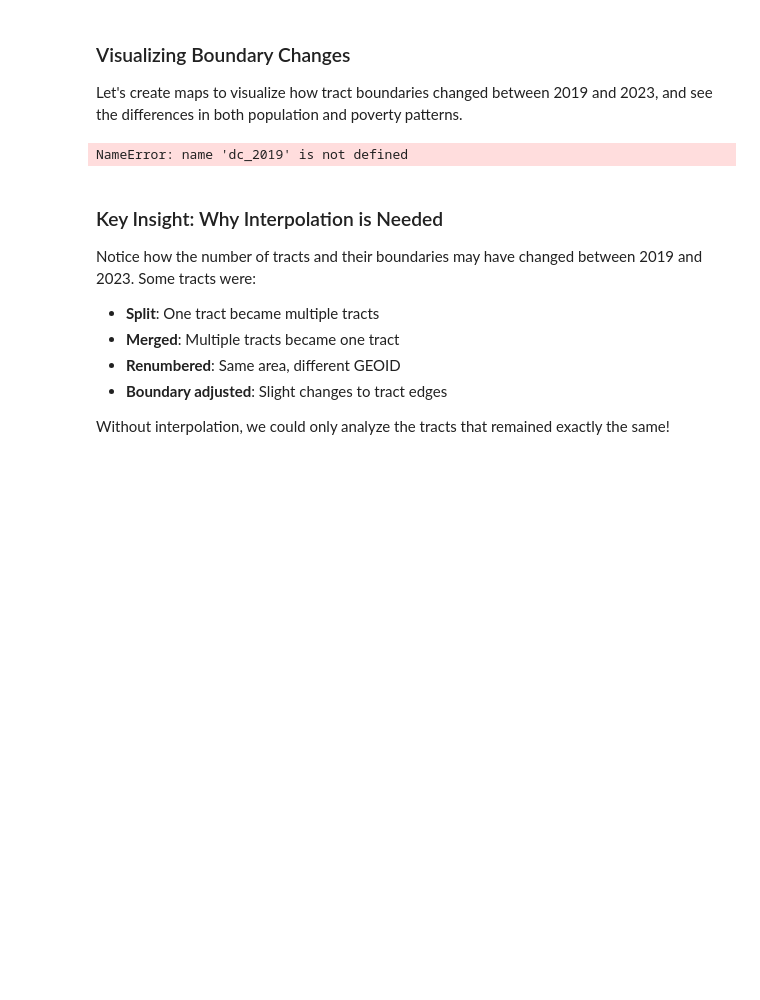
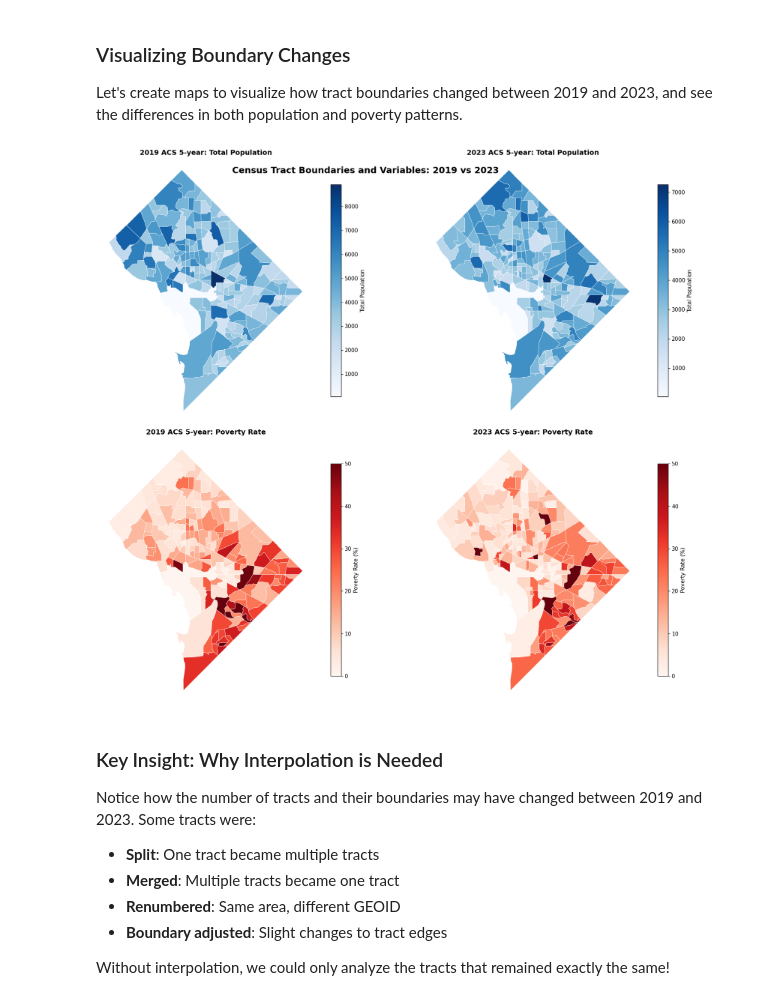
Before and after one commit to mmann1123/pytidycensus, a Jupyter notebook: examples/07_advanced_time_series_tutorial.ipynb, the cells around one changed output. Saved outputs shown, nothing was run; the diff lists cells and outputs as text; code cells hidden in the pictures; blank space fills up the shorter version.

```diff
--- a/examples/07_advanced_time_series_tutorial.ipynb
+++ b/examples/07_advanced_time_series_tutorial.ipynb
@@ -203,6 +208,22 @@ try:
     print(f"Average poverty rate: {dc_2023['poverty_rate'].mean():.1f}%")
     print(f"Coordinate system: {dc_2023.crs}")
 
+    dc_2019 = tc.get_acs(
+        geography="tract",
+        variables={
+            "total_pop": "B01003_001E",  # Total population
+            "poverty_count": "B17001_002E",  # Population below poverty line
+            "poverty_total": "B17001_001E",  # Total population for poverty calculation
+        },
+        state="DC",
+        year=2019,
+        survey="acs5",
+        geometry=True,
+        output="wide",
+    )
+    # Calculate poverty rate
+    dc_2019["poverty_rate"] = dc_2019["poverty_count"] / dc_2019["poverty_total"] * 100
+
     # Check for boundary changes
     if dc_2019 is not None:
         tract_change = len(dc_2023) - len(dc_2019)
@@ -246,7 +273,7 @@ if dc_2019 is not None and dc_2023 is not None:
         linewidth=0.5,
         legend_kwds={'label': 'Total Population', 'shrink': 0.8}
     )
-    ax1.set_title('2019 ACS 5-year: Total Population\n(2015-2019 Data)', fontsize=14, fontweight='bold')
+    ax1.set_title('2019 ACS 5-year: Total Population', fontsize=14, fontweight='bold')
     ax1.axis('off')
 
     # 2023 Population
@@ -259,7 +286,7 @@ if dc_2019 is not None and dc_2023 is not None:
         linewidth=0.5,
         legend_kwds={'label': 'Total Population', 'shrink': 0.8}
     )
-    ax2.set_title('2023 ACS 5-year: Total Population\n(2019-2023 Data)', fontsize=14, fontweight='bold')
+    ax2.set_title('2023 ACS 5-year: Total Population', fontsize=14, fontweight='bold')
     ax2.axis('off')
 
     # 2019 Poverty Rate
@@ -272,36 +299,36 @@ if dc_2019 is not None and dc_2023 is not None:
         linewidth=0.5,
         vmin=0,
         vmax=50,
         legend_kwds={'label': 'Poverty Rate (%)', 'shrink': 0.8}
     )
-    ax3.set_title('2019 ACS 5-year: Poverty Rate\n(2015-2019 Data)', fontsize=14, fontweight='bold')
+    ax3.set_title('2019 ACS 5-year: Poverty Rate', fontsize=14, fontweight='bold')
     ax3.axis('off')
 
     # 2023 Poverty Rate
     dc_2023.plot(
         column='poverty_rate',
         cmap='Reds',
         legend=True,
         ax=ax4,
         edgecolor='white',
         linewidth=0.5,
         vmin=0,
         vmax=50,
         legend_kwds={'label': 'Poverty Rate (%)', 'shrink': 0.8}
     )
-    ax4.set_title('2023 ACS 5-year: Poverty Rate\n(2019-2023 Data)', fontsize=14, fontweight='bold')
+    ax4.set_title('2023 ACS 5-year: Poverty Rate', fontsize=14, fontweight='bold')
     ax4.axis('off')
 
     plt.tight_layout()
     plt.suptitle('Census Tract Boundaries and Variables: 2019 vs 2023',
                  fontsize=18, fontweight='bold', y=.96)
     plt.show()
 
 else:
     print("Cannot create boundary comparison - missing data")
     print("This tutorial works best with working API key and data access")
 # %% [output]
-NameError: name 'dc_2019' is not defined
+[figure, added]
 # %% [markdown]
 ### Key Insight: Why Interpolation is Needed
 
```
Also changed, not shown: parts of 12 cells of this notebook, 1 other file.
